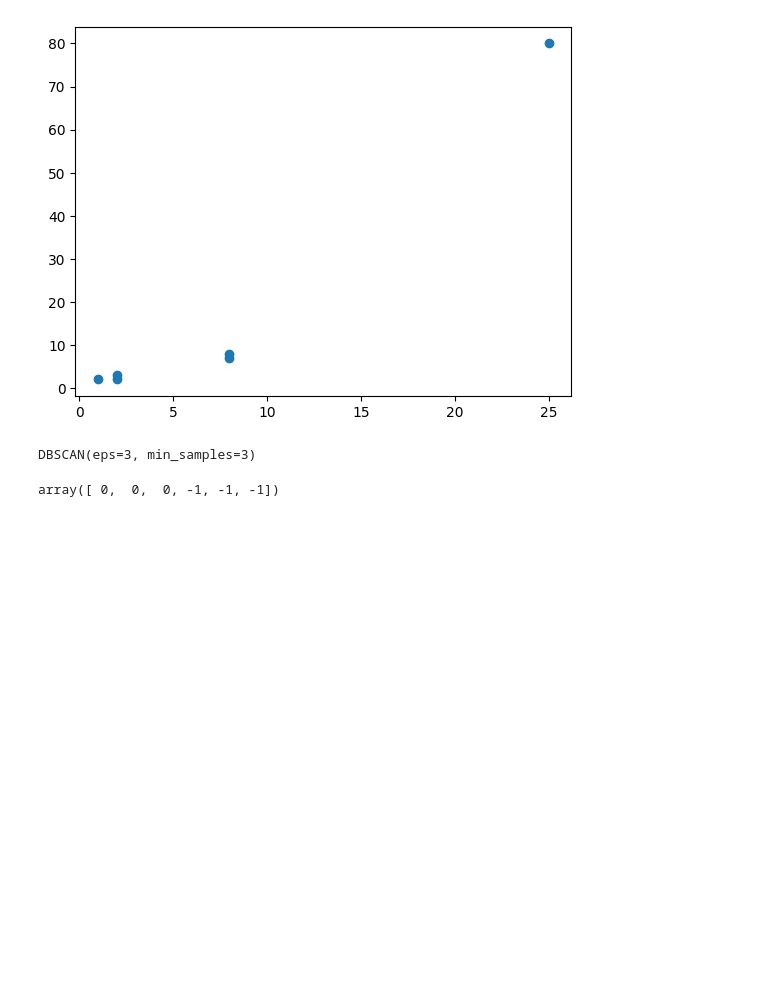
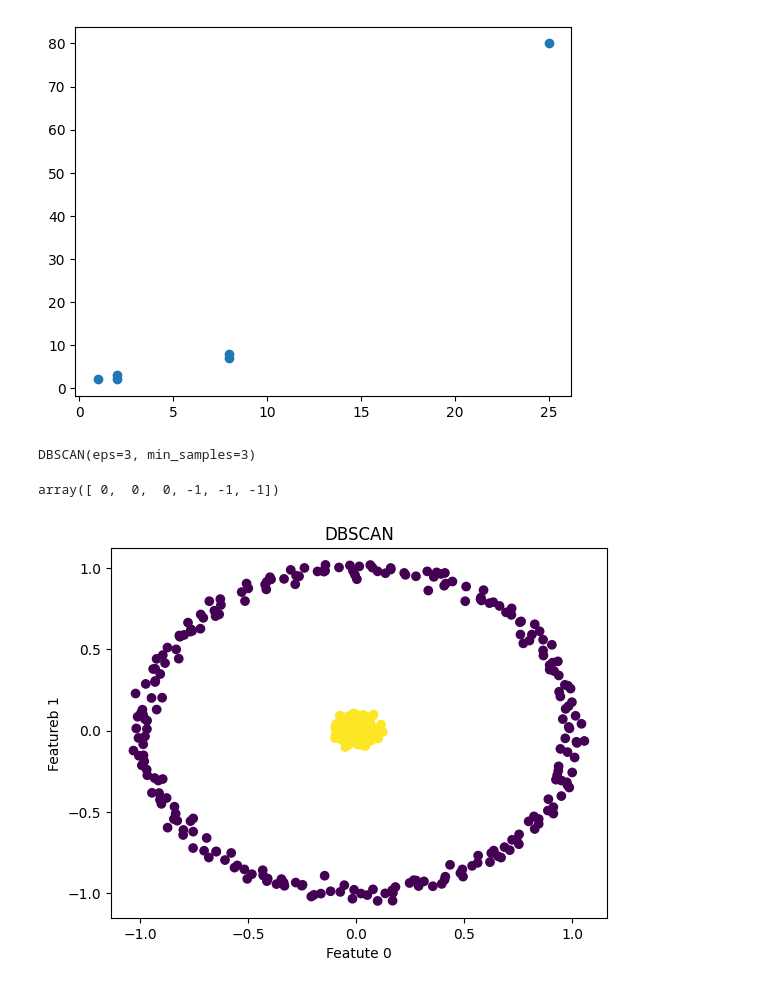
Before and after one commit to ajaykumar080286/MachineLearning, a Jupyter notebook: dbscan_demo.ipynb, the cells around one changed output. Cells and saved outputs as stored; diff of their text form; code cells hidden in the pictures; blank space fills up the shorter version.

```diff
--- a/dbscan_demo.ipynb
+++ b/dbscan_demo.ipynb
@@ -44,0 +47,14 @@ array([ 0,  0,  0, -1, -1, -1])
+# %%
+X,_=make_circles(n_samples=500, factor=0.05, noise=0.03, random_state=4)
+# %%
+db=DBSCAN(eps=0.1, min_samples=5)
+# %%
+clusters=db.fit_predict(X)
+# %%
+plt.scatter(X[:,0], X[:,1], c=clusters, cmap='viridis',marker='o')
+plt.title('DBSCAN')
+plt.xlabel("Featute 0")
+plt.ylabel("Featureb 1")
+plt.show()
+# %% [output]
+[figure, added]
```
Also changed, not shown: parts of 1 cell of this notebook.
